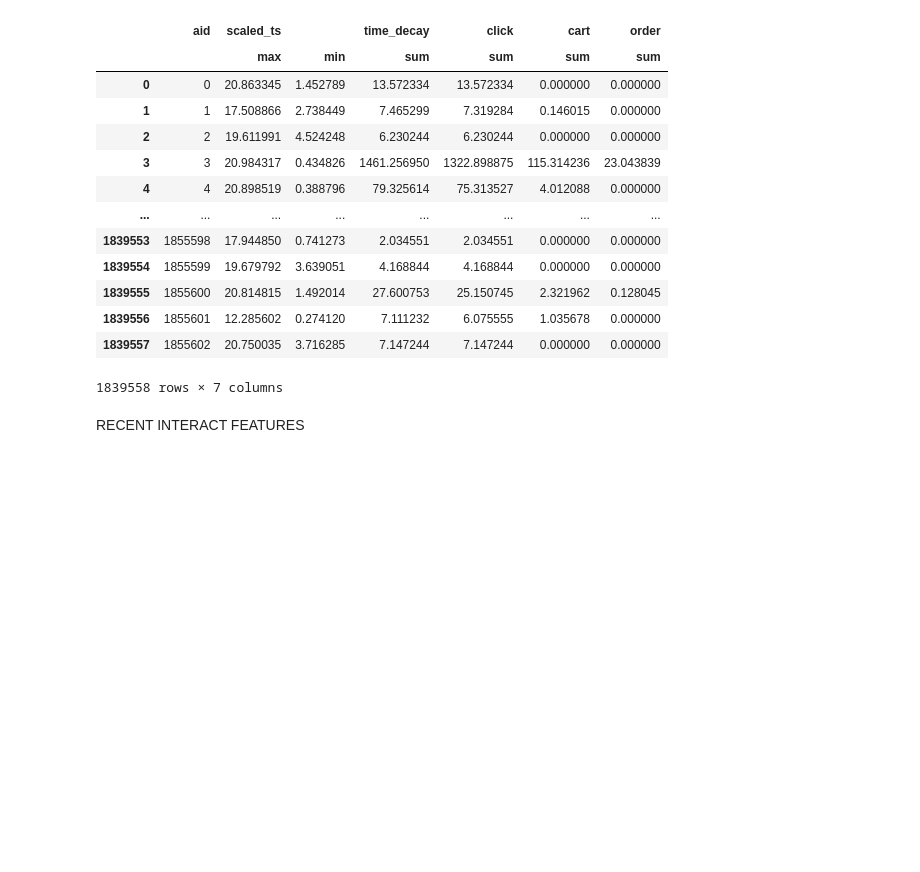
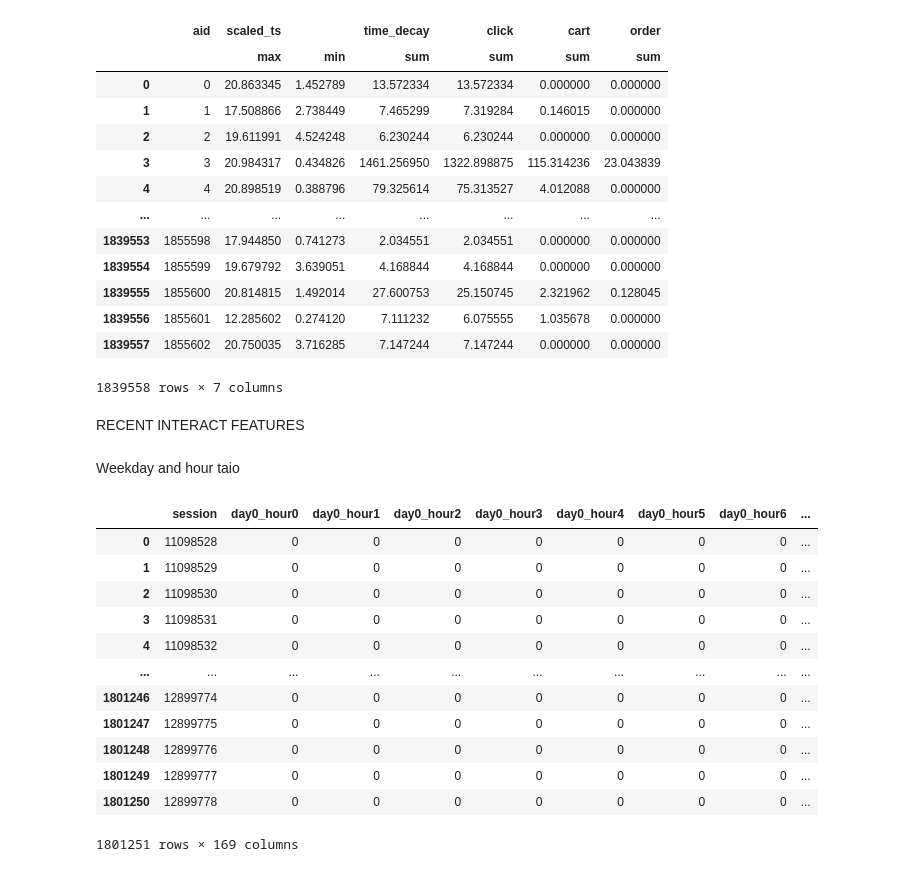
Before and after one commit to haiminh2001/Otto, a Jupyter notebook: Create edges.ipynb, the cells around one changed output. Drawn from its saved outputs; the diff is of its cells as text; code cells hidden in the pictures; blank space fills up the shorter version.

```diff
--- a/Create edges.ipynb
+++ b/Create edges.ipynb
@@ -586,3 +586,5 @@ for rs, batch in tqdm(pool.imap_unordered(recent_7days_inter,  tuple(zip(batches
 
 pool.close()
 pool.join()
+# %% [markdown]
+Weekday and hour taio
@@ -588,0 +594,35 @@ pool.join()
+# %%
+import pandas as pd
+pd.set_option('display.max_columns', 150)
+# %%
+import numpy as np
+from tqdm.notebook import tqdm
+def user_cnt_day_week(df):
+    dts = pd.to_datetime(df['ts'], unit='s')
+
+    df['day'] = (dts.dt.weekday).astype('int8')
+    df['hour'] = (dts.dt.hour).astype('int8')
+    agg = pd.DataFrame({'session': np.sort(np.unique(df.session))})
+    for d in tqdm(range(7)):
+        for h in tqdm(range(24), leave = False):
+            df['tmp'] = np.ravel(((df.day == d ) & (df.hour == h)).values).astype(int)
+            agg [f'day{d}_hour{h}'] = df.groupby('session')['tmp'].sum().values
+    return agg
+# %%
+user_cnt = user_cnt_day_week(test_df)
+# %%
+user_cnt
+# %% [output]
+|  | session | day0_hour0 | day0_hour1 | day0_hour2 | day0_hour3 | day0_hour4 | day0_hour5 | day0_hour6 | ... |
+| 0 | 11098528 | 0 | 0 | 0 | 0 | 0 | 0 | 0 | ... |
+| 1 | 11098529 | 0 | 0 | 0 | 0 | 0 | 0 | 0 | ... |
+| 2 | 11098530 | 0 | 0 | 0 | 0 | 0 | 0 | 0 | ... |
+| 3 | 11098531 | 0 | 0 | 0 | 0 | 0 | 0 | 0 | ... |
+| 4 | 11098532 | 0 | 0 | 0 | 0 | 0 | 0 | 0 | ... |
+| ... | ... | ... | ... | ... | ... | ... | ... | ... | ... |
+| 1801246 | 12899774 | 0 | 0 | 0 | 0 | 0 | 0 | 0 | ... |
+| 1801247 | 12899775 | 0 | 0 | 0 | 0 | 0 | 0 | 0 | ... |
+| 1801248 | 12899776 | 0 | 0 | 0 | 0 | 0 | 0 | 0 | ... |
+| 1801249 | 12899777 | 0 | 0 | 0 | 0 | 0 | 0 | 0 | ... |
+| 1801250 | 12899778 | 0 | 0 | 0 | 0 | 0 | 0 | 0 | ... |
+1801251 rows × 169 columns
```
Also changed, not shown: parts of 6 cells of this notebook, 1 other file.
